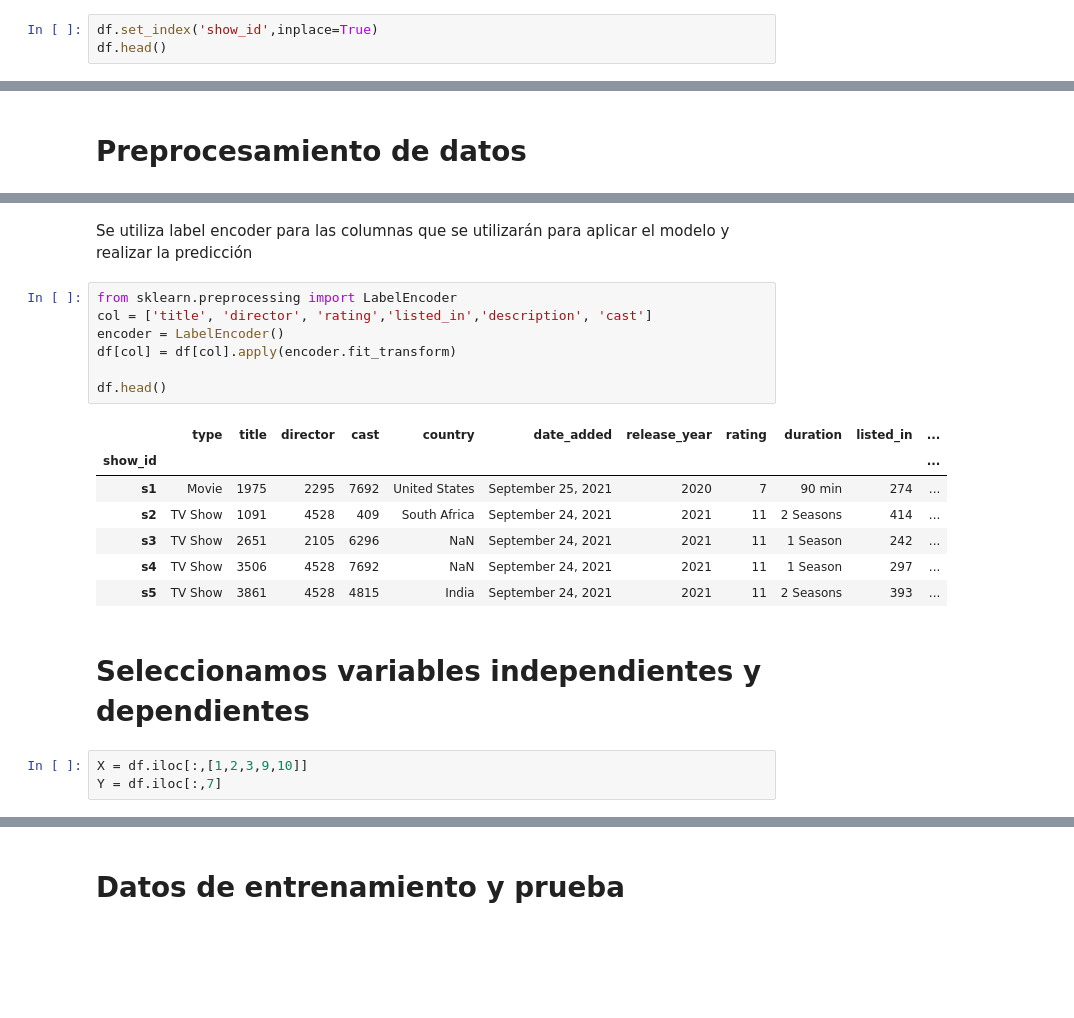
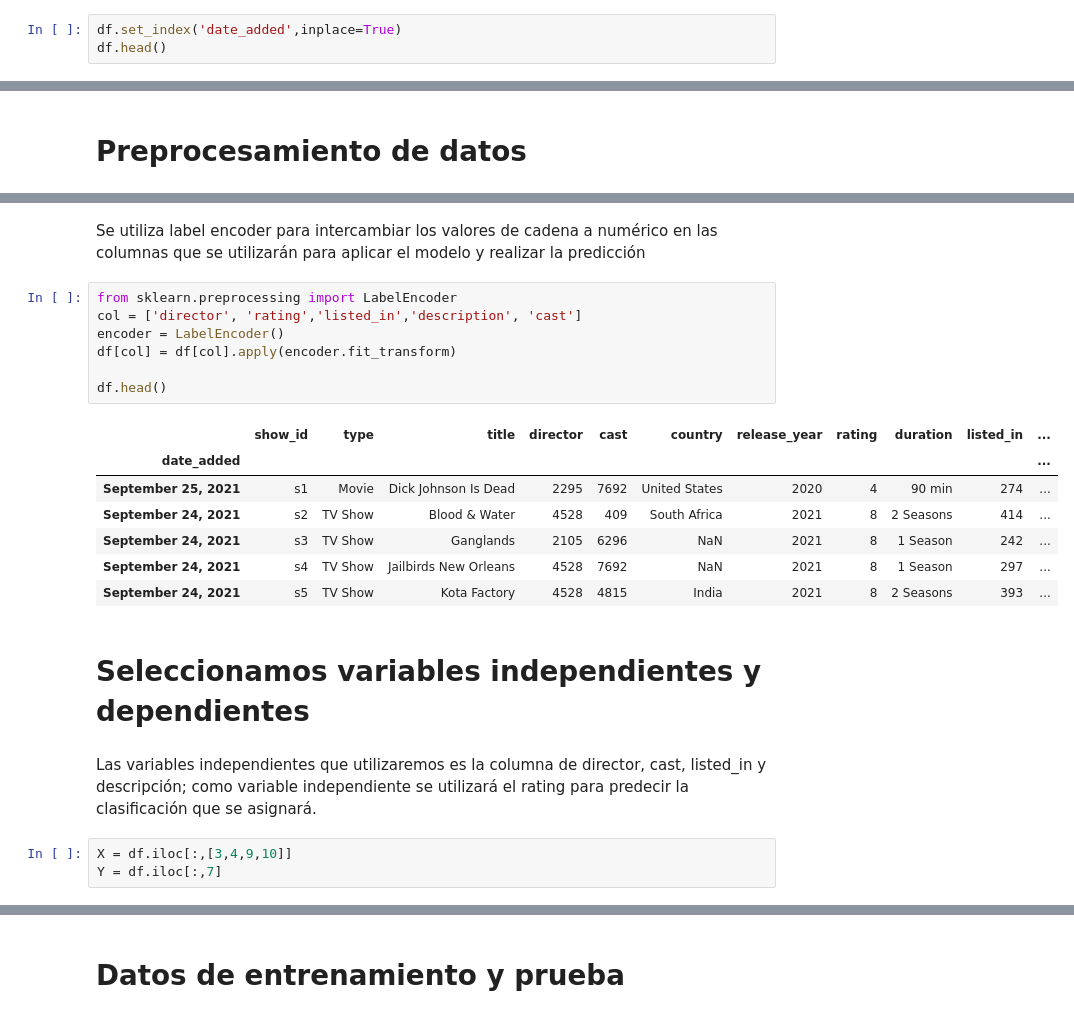
Before and after one commit to PabloGallardo00/netflix_rating_prediction, a Jupyter notebook: Proyecto_GallardoLarez_Netflix_Prediction.ipynb, the cells around one changed output, grey strips where cells are left out. Saved outputs shown, nothing was run; the diff lists cells and outputs as text; blank space fills up the shorter version.

```diff
--- a/Proyecto_GallardoLarez_Netflix_Prediction.ipynb
+++ b/Proyecto_GallardoLarez_Netflix_Prediction.ipynb
@@ -32,6 +36,6 @@ df.tail()
 # %% [markdown]
 # Agregar id como indice
 # %%
-df.set_index('show_id',inplace=True)
+df.set_index('date_added',inplace=True)
 df.head()
 # %% [output]
@@ -76,24 +87,26 @@ df.head()
 # %% [markdown]
-Se utiliza label encoder para las columnas que se utilizarán para aplicar el modelo y realizar la predicción
+Se utiliza label encoder para intercambiar los valores de cadena a numérico en las columnas que se utilizarán para aplicar el modelo y realizar la predicción
 # %%
 from sklearn.preprocessing import LabelEncoder
-col = ['title', 'director', 'rating','listed_in','description', 'cast']
+col = ['director', 'rating','listed_in','description', 'cast']
 encoder = LabelEncoder()
 df[col] = df[col].apply(encoder.fit_transform)
 
 df.head()
 # %% [output]
-|  | type | title | director | cast | country | date_added | release_year | rating | duration | listed_in | ... |
-| show_id |  |  |  |  |  |  |  |  |  |  | ... |
-| s1 | Movie | 1975 | 2295 | 7692 | United States | September 25, 2021 | 2020 | 7 | 90 min | 274 | ... |
-| s2 | TV Show | 1091 | 4528 | 409 | South Africa | September 24, 2021 | 2021 | 11 | 2 Seasons | 414 | ... |
-| s3 | TV Show | 2651 | 2105 | 6296 | NaN | September 24, 2021 | 2021 | 11 | 1 Season | 242 | ... |
-| s4 | TV Show | 3506 | 4528 | 7692 | NaN | September 24, 2021 | 2021 | 11 | 1 Season | 297 | ... |
-| s5 | TV Show | 3861 | 4528 | 4815 | India | September 24, 2021 | 2021 | 11 | 2 Seasons | 393 | ... |
+|  | show_id | type | title | director | cast | country | release_year | rating | duration | listed_in | ... |
+| date_added |  |  |  |  |  |  |  |  |  |  | ... |
+| September 25, 2021 | s1 | Movie | Dick Johnson Is Dead | 2295 | 7692 | United States | 2020 | 4 | 90 min | 274 | ... |
+| September 24, 2021 | s2 | TV Show | Blood & Water | 4528 | 409 | South Africa | 2021 | 8 | 2 Seasons | 414 | ... |
+| September 24, 2021 | s3 | TV Show | Ganglands | 2105 | 6296 | NaN | 2021 | 8 | 1 Season | 242 | ... |
+| September 24, 2021 | s4 | TV Show | Jailbirds New Orleans | 4528 | 7692 | NaN | 2021 | 8 | 1 Season | 297 | ... |
+| September 24, 2021 | s5 | TV Show | Kota Factory | 4528 | 4815 | India | 2021 | 8 | 2 Seasons | 393 | ... |
 # %% [markdown]
 # Seleccionamos variables independientes y dependientes
+# %% [markdown]
+Las variables independientes que utilizaremos es la columna de director, cast, listed_in y descripción; como variable independiente se utilizará el rating para predecir la clasificación que se asignará.
 # %%
-X = df.iloc[:,[1,2,3,9,10]]
+X = df.iloc[:,[3,4,9,10]]
 Y = df.iloc[:,7]
 # %%
 X
```
Also changed, not shown: parts of 18 cells of this notebook.
